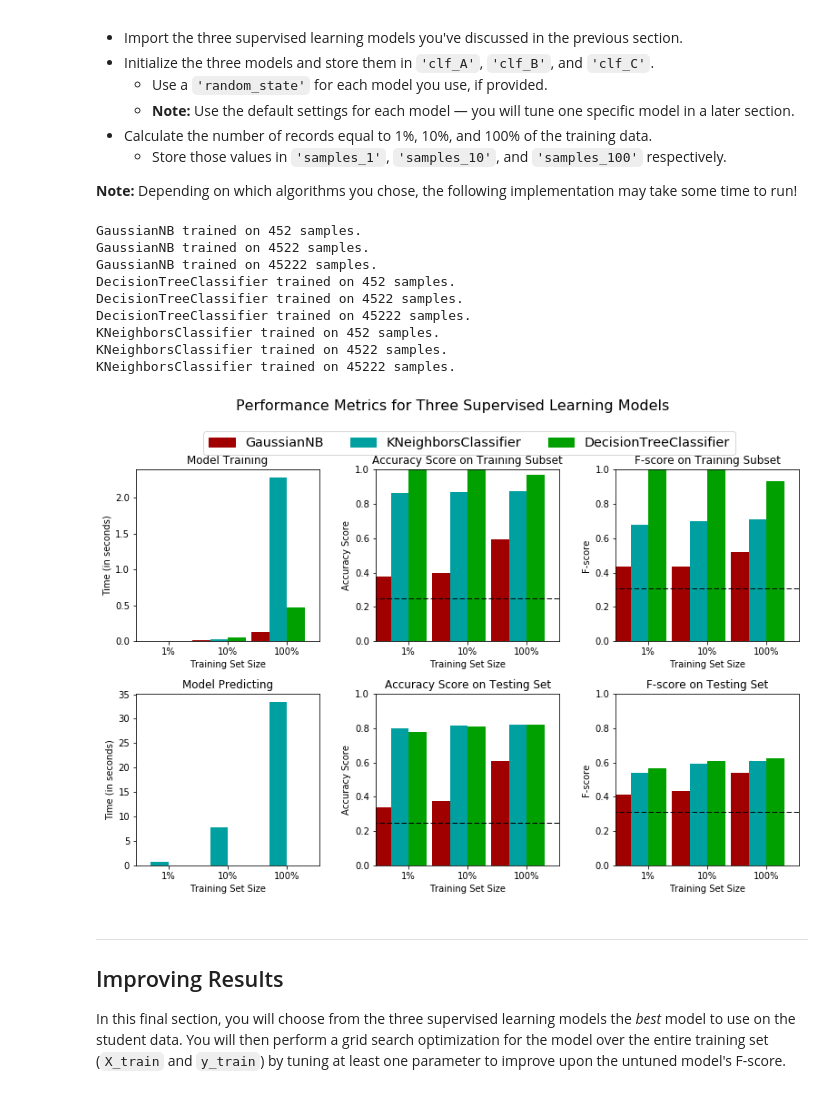
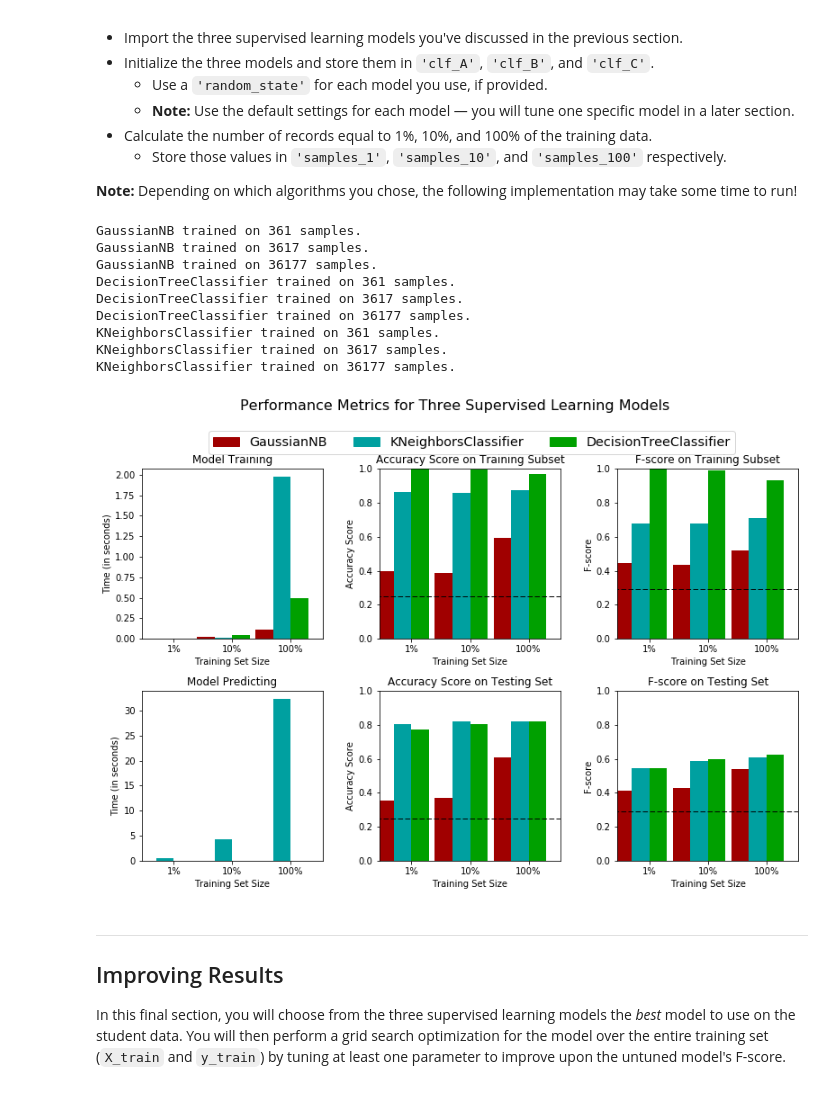
Before and after one commit to winghymliu/machine-learning, a Jupyter notebook: projects/finding_donors/finding_donors.ipynb, the cells around one changed output. Saved outputs shown, nothing was run; the diff lists cells and outputs as text; code cells hidden in the pictures.

```diff
--- a/projects/finding_donors/finding_donors.ipynb
+++ b/projects/finding_donors/finding_donors.ipynb
@@ -200,7 +200,7 @@ Looking at the distribution of classes (those who make at most \$50,000, and tho
 # TODO: Calculate accuracy
 accuracy = n_greater_50k/n_records
 precision = n_greater_50k/n_records # precision = true positives / (true positives + false positives)
-recall = n_greater_50k # predicted true positives / total true positives in sample
+recall = 1.0 # predicted true positives / total true positives in sample
 
 # TODO: Calculate F-score using the formula above for beta = 0.5
 fscore = (1 + (0.5 ** 2)) * ((precision * recall) / (((0.5 ** 2) * precision) + recall))
@@ -345,10 +345,10 @@ def train_predict(learner, sample_size, X_train, y_train, X_test, y_test):
     results['pred_time'] = end - start
 
     # TODO: Compute accuracy on the first 300 training samples
-    results['acc_train'] = accuracy_score(predictions_train, y_train[0:300])
+    results['acc_train'] = accuracy_score(y_train[0:300], predictions_train)
 
     # TODO: Compute accuracy on test set
-    results['acc_test'] = accuracy_score(predictions_test, y_test)
+    results['acc_test'] = accuracy_score(y_test, predictions_test)
 
     # TODO: Compute F-score on the the first 300 training samples
     results['f_train'] = fbeta_score(y_train[0:300], predictions_train[0:300], 1)
@@ -375,40 +375,41 @@ In the code cell, you will need to implement the following:
 # %%
 # TODO: Import the three supervised learning models from sklearn
 from sklearn.naive_bayes import GaussianNB
 from sklearn import tree
 from sklearn import neighbors
 # TODO: Initialize the three models
 clf_A = GaussianNB()
 clf_B = tree.DecisionTreeClassifier(random_state=0)
-clf_C = neighbors.KNeighborsClassifier(n_neighbors=5)
+clf_C = neighbors.KNeighborsClassifier()
 
 # TODO: Calculate the number of samples for 1%, 10%, and 100% of the training data
-samples_1 = int(n_records / 100)
-samples_10 = int(n_records / 10)
-samples_100 = n_records
+size_of_training_data = len(X_train)
+samples_1 = int(size_of_training_data / 100)
+samples_10 = int(size_of_training_data / 10)
+samples_100 = size_of_training_data
 
 # Collect results on the learners
 results = {}
 for clf in [clf_A, clf_B, clf_C]:
     clf_name = clf.__class__.__name__
     results[clf_name] = {}
     for i, samples in enumerate([samples_1, samples_10, samples_100]):
         results[clf_name][i] = \
         train_predict(clf, samples, X_train, y_train, X_test, y_test)
 
 # Run metrics visualization for the three supervised learning models chosen
 vs.evaluate(results, accuracy, fscore)
 # %% [output]
-GaussianNB trained on 452 samples.
-GaussianNB trained on 4522 samples.
-GaussianNB trained on 45222 samples.
-DecisionTreeClassifier trained on 452 samples.
-DecisionTreeClassifier trained on 4522 samples.
-DecisionTreeClassifier trained on 45222 samples.
-KNeighborsClassifier trained on 452 samples.
-KNeighborsClassifier trained on 4522 samples.
-KNeighborsClassifier trained on 45222 samples.
+GaussianNB trained on 361 samples.
+GaussianNB trained on 3617 samples.
+GaussianNB trained on 36177 samples.
+DecisionTreeClassifier trained on 361 samples.
+DecisionTreeClassifier trained on 3617 samples.
+DecisionTreeClassifier trained on 36177 samples.
+KNeighborsClassifier trained on 361 samples.
+KNeighborsClassifier trained on 3617 samples.
+KNeighborsClassifier trained on 36177 samples.
-[figure, old version]
+[figure, new version]
 # %% [markdown]
 ----
 ## Improving Results
```
Also changed, not shown: parts of 5 cells of this notebook, 1 other file.
